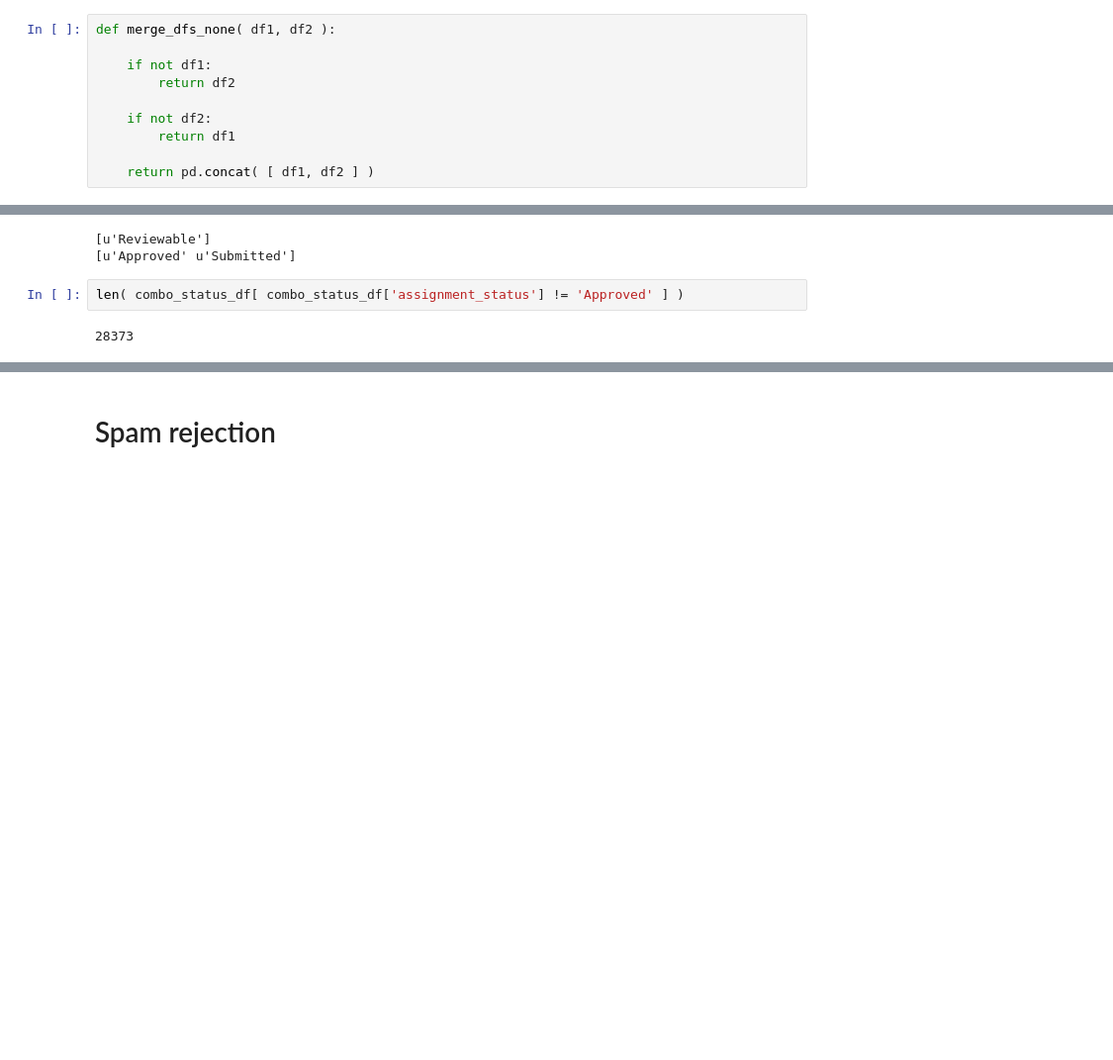
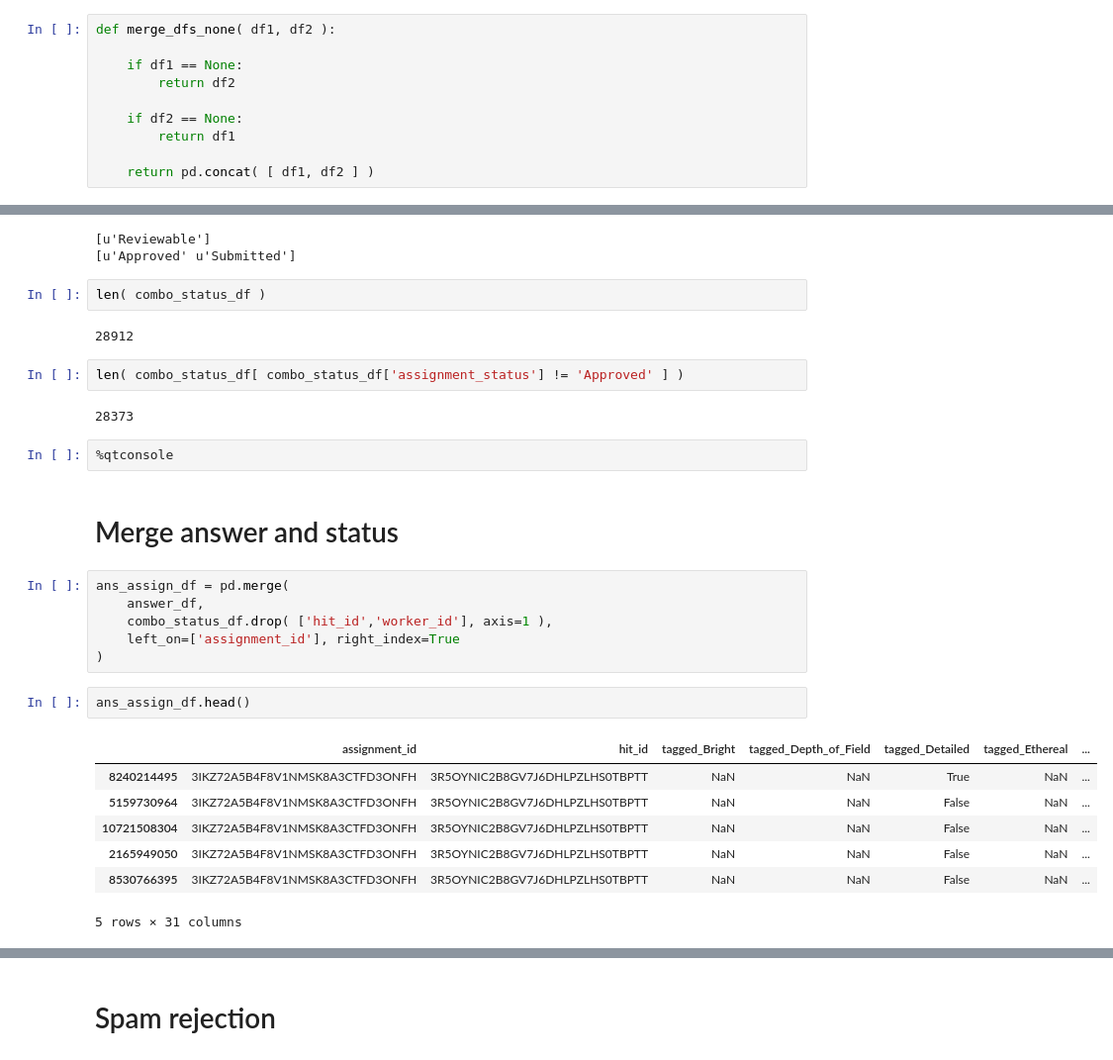
Before and after one commit to matttrent/vislab, a Jupyter notebook: notebooks/mturk_get_results.ipynb, the cells around one changed output, grey strips where cells are left out. Shown at 99% size. Saved outputs shown, nothing was run; the diff lists cells and outputs as text; blank space fills up the shorter version.

```diff
--- a/notebooks/mturk_get_results.ipynb
+++ b/notebooks/mturk_get_results.ipynb
@@ -76,10 +78,10 @@ def assignment_series_tag( ser, drop=True ):
 # %%
 def merge_dfs_none( df1, df2 ):
 
-    if not df1:
+    if df1 == None:
         return df2
 
-    if not df2:
+    if df2 == None:
         return df1
 
     return pd.concat( [ df1, df2 ] )
@@ -502,7 +619,31 @@ print combo_status_df['assignment_status'].unique()
 # %% [output]
 [u'Reviewable']
 [u'Approved' u'Submitted']
+# %%
+len( combo_status_df )
+# %% [output]
+28912
 # %%
 len( combo_status_df[ combo_status_df['assignment_status'] != 'Approved' ] )
 # %% [output]
 28373
+# %%
+%qtconsole
+# %% [markdown]
+# Merge answer and status
+# %%
+ans_assign_df = pd.merge(
+    answer_df,
+    combo_status_df.drop( ['hit_id','worker_id'], axis=1 ),
+    left_on=['assignment_id'], right_index=True
+)
+# %%
+ans_assign_df.head()
+# %% [output]
+|  | assignment_id | hit_id | tagged_Bright | tagged_Depth_of_Field | tagged_Detailed | tagged_Ethereal | ... |
+| 8240214495 | 3IKZ72A5B4F8V1NMSK8A3CTFD3ONFH | 3R5OYNIC2B8GV7J6DHLPZLHS0TBPTT | NaN | NaN | True | NaN | ... |
+| 5159730964 | 3IKZ72A5B4F8V1NMSK8A3CTFD3ONFH | 3R5OYNIC2B8GV7J6DHLPZLHS0TBPTT | NaN | NaN | False | NaN | ... |
+| 10721508304 | 3IKZ72A5B4F8V1NMSK8A3CTFD3ONFH | 3R5OYNIC2B8GV7J6DHLPZLHS0TBPTT | NaN | NaN | False | NaN | ... |
+| 2165949050 | 3IKZ72A5B4F8V1NMSK8A3CTFD3ONFH | 3R5OYNIC2B8GV7J6DHLPZLHS0TBPTT | NaN | NaN | False | NaN | ... |
+| 8530766395 | 3IKZ72A5B4F8V1NMSK8A3CTFD3ONFH | 3R5OYNIC2B8GV7J6DHLPZLHS0TBPTT | NaN | NaN | False | NaN | ... |
+5 rows × 31 columns
```
Also changed, not shown: parts of 38 cells of this notebook.
